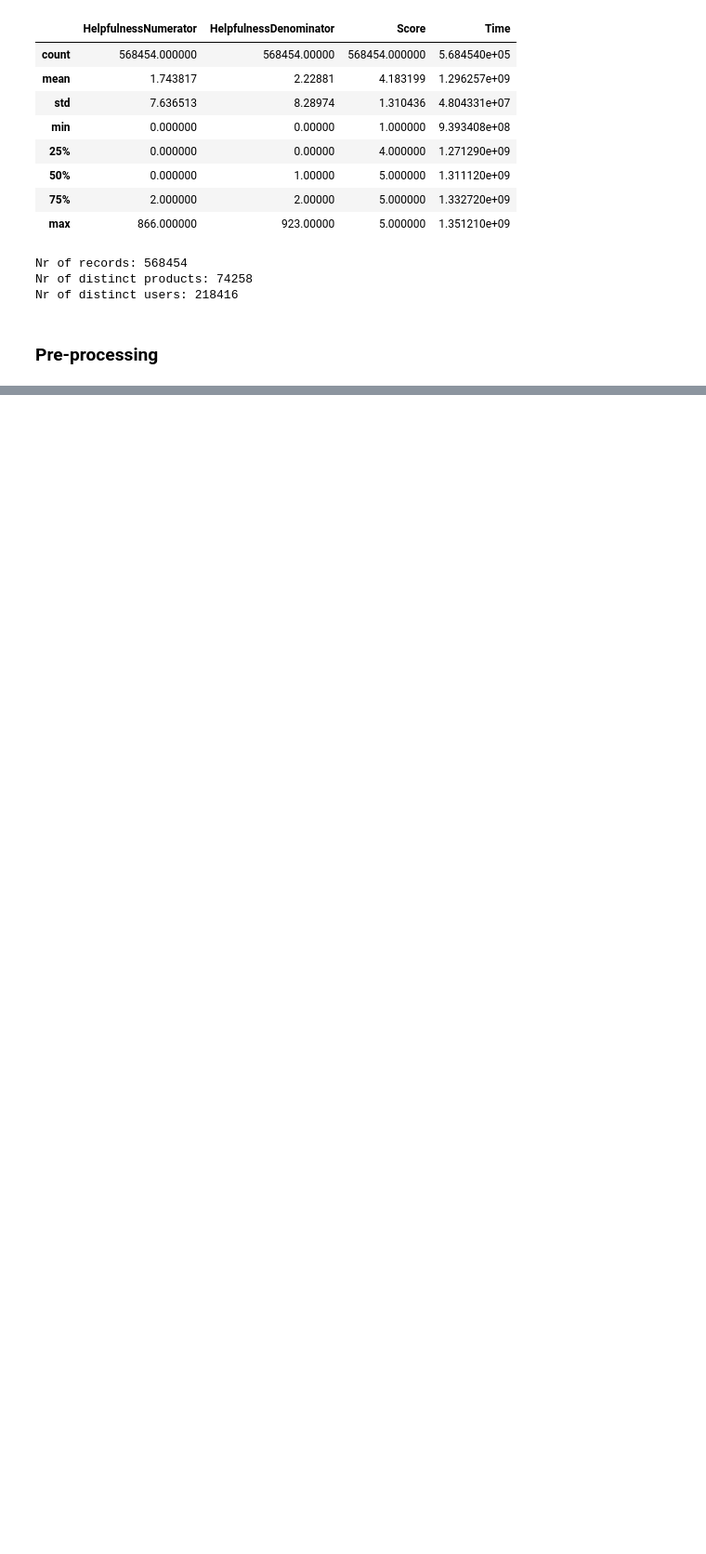
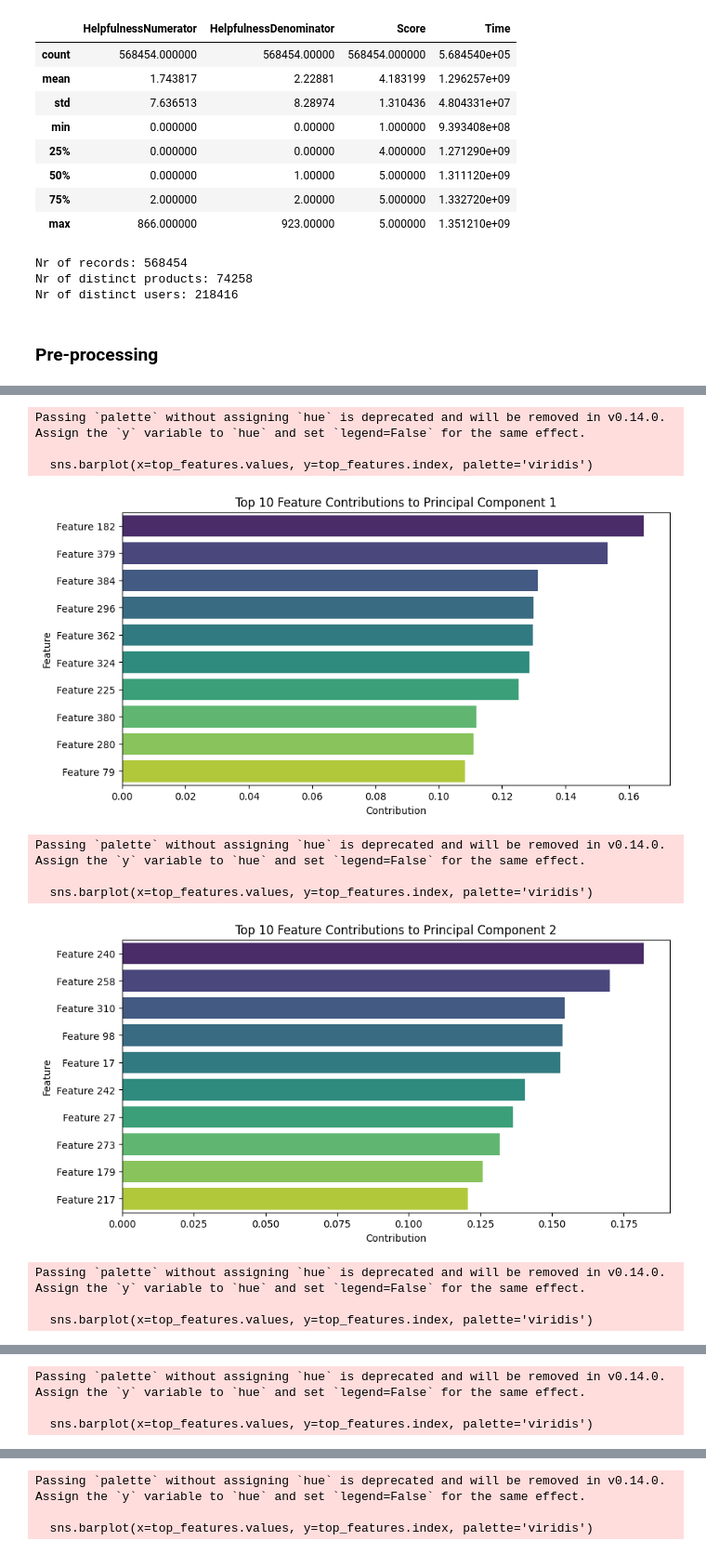
Before and after one commit to przemyslawniedziela98/amazon-reviews-exploration, a Jupyter notebook: amazon_reviews_exploration.ipynb, the cells around one changed output, grey strips where cells are left out. Shown: that part at 93% size. Drawn from its saved outputs; the diff is of its cells as text; code cells hidden in the pictures; blank space fills up the shorter version.

```diff
--- a/amazon_reviews_exploration.ipynb
+++ b/amazon_reviews_exploration.ipynb
@@ -118,0 +163,33 @@ dataset
+# %%
+def plot_feature_contributions(pca, feature_names, top_n=10):
+    """
+    Plot the contributions of original features (words) to each principal component.
+    - top_n: Number of top contributing features to display per component.
+    """
+    component_df = pd.DataFrame(pca.components_, columns=feature_names, index=[f'PC{i+1}' for i in range(len(pca.components_))])
+
+    for i in range(min(5, len(pca.components_))):
+        component = component_df.iloc[i]
+        top_features = component.abs().sort_values(ascending=False).head(top_n)
+
+        plt.figure(figsize=(10, 5))
+        sns.barplot(x=top_features.values, y=top_features.index, palette='viridis')
+        plt.title(f'Top {top_n} Feature Contributions to Principal Component {i+1}')
+        plt.xlabel('Contribution')
+        plt.ylabel('Feature')
+        plt.show()
+
+feature_names = [f'Feature {i+1}' for i in range(review_embeddings.shape[1])]
+plot_feature_contributions(pca_model, feature_names, top_n=10)
+# %% [output]
+Passing `palette` without assigning `hue` is deprecated and will be removed in v0.14.0. Assign the `y` variable to `hue` and set `legend=False` for the same effect.
+
+  sns.barplot(x=top_features.values, y=top_features.index, palette='viridis')
+[figure, added]
+Passing `palette` without assigning `hue` is deprecated and will be removed in v0.14.0. Assign the `y` variable to `hue` and set `legend=False` for the same effect.
+
+  sns.barplot(x=top_features.values, y=top_features.index, palette='viridis')
+[figure, added]
+Passing `palette` without assigning `hue` is deprecated and will be removed in v0.14.0. Assign the `y` variable to `hue` and set `legend=False` for the same effect.
+
+  sns.barplot(x=top_features.values, y=top_features.index, palette='viridis')
@@ -118,0 +197,3 @@ dataset
+Passing `palette` without assigning `hue` is deprecated and will be removed in v0.14.0. Assign the `y` variable to `hue` and set `legend=False` for the same effect.
+
+  sns.barplot(x=top_features.values, y=top_features.index, palette='viridis')
@@ -118,0 +201,3 @@ dataset
+Passing `palette` without assigning `hue` is deprecated and will be removed in v0.14.0. Assign the `y` variable to `hue` and set `legend=False` for the same effect.
+
+  sns.barplot(x=top_features.values, y=top_features.index, palette='viridis')
```
Also changed, not shown: parts of 7 cells of this notebook.
